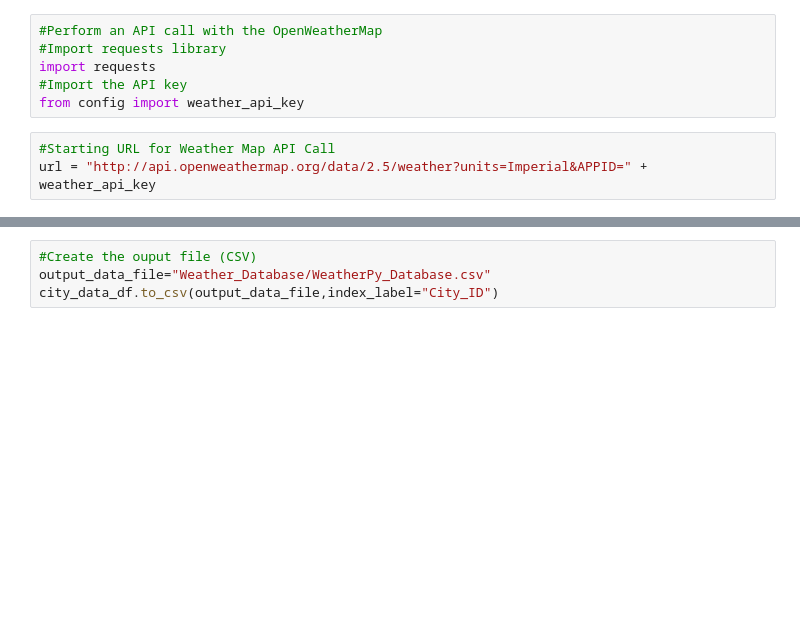
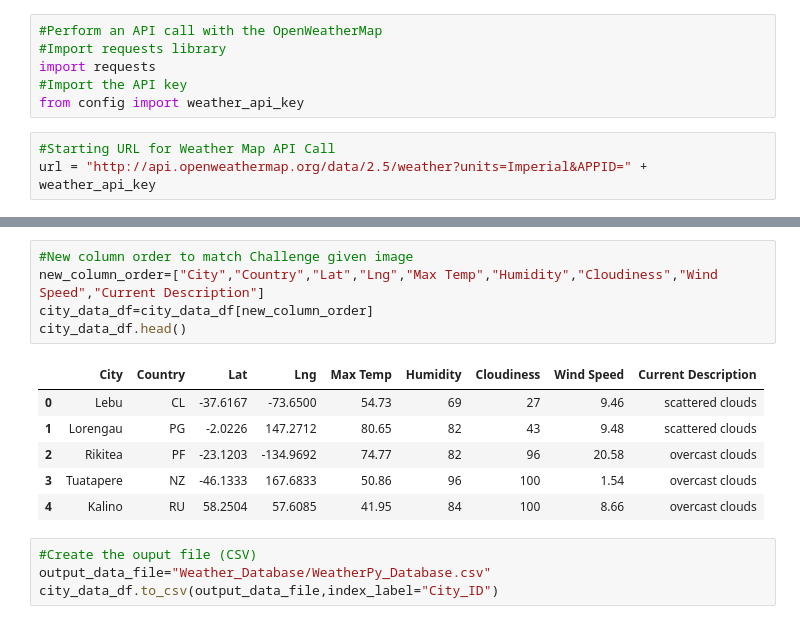
Before and after one commit to KyleCaulkins/World_Weather_Analysis, a Jupyter notebook: Weather_Database/Weather_Database.ipynb, the cells around one changed output, grey strips where cells are left out. Drawn from its saved outputs; the diff is of its cells as text; blank space fills up the shorter version.

Commit message:
challenge part 1 update2

```diff
--- a/Weather_Database/Weather_Database.ipynb
+++ b/Weather_Database/Weather_Database.ipynb
@@ -135,3 +135,15 @@ city_data_df.head(10)
+# %%
+#New column order to match Challenge given image
+new_column_order=["City","Country","Lat","Lng","Max Temp","Humidity","Cloudiness","Wind Speed","Current Description"]
+city_data_df=city_data_df[new_column_order]
+city_data_df.head()
+# %% [output]
+|  | City | Country | Lat | Lng | Max Temp | Humidity | Cloudiness | Wind Speed | Current Description |
+| 0 | Lebu | CL | -37.6167 | -73.6500 | 54.73 | 69 | 27 | 9.46 | scattered clouds |
+| 1 | Lorengau | PG | -2.0226 | 147.2712 | 80.65 | 82 | 43 | 9.48 | scattered clouds |
+| 2 | Rikitea | PF | -23.1203 | -134.9692 | 74.77 | 82 | 96 | 20.58 | overcast clouds |
+| 3 | Tuatapere | NZ | -46.1333 | 167.6833 | 50.86 | 96 | 100 | 1.54 | overcast clouds |
+| 4 | Kalino | RU | 58.2504 | 57.6085 | 41.95 | 84 | 100 | 8.66 | overcast clouds |
 # %%
 #Create the ouput file (CSV)
 output_data_file="Weather_Database/WeatherPy_Database.csv"
```
Also changed, not shown: parts of 3 cells of this notebook.
